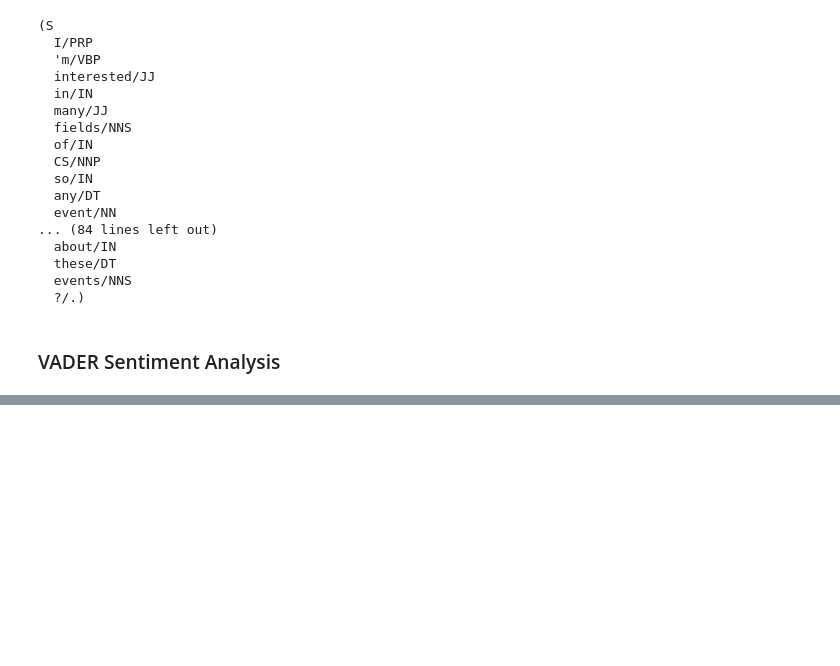
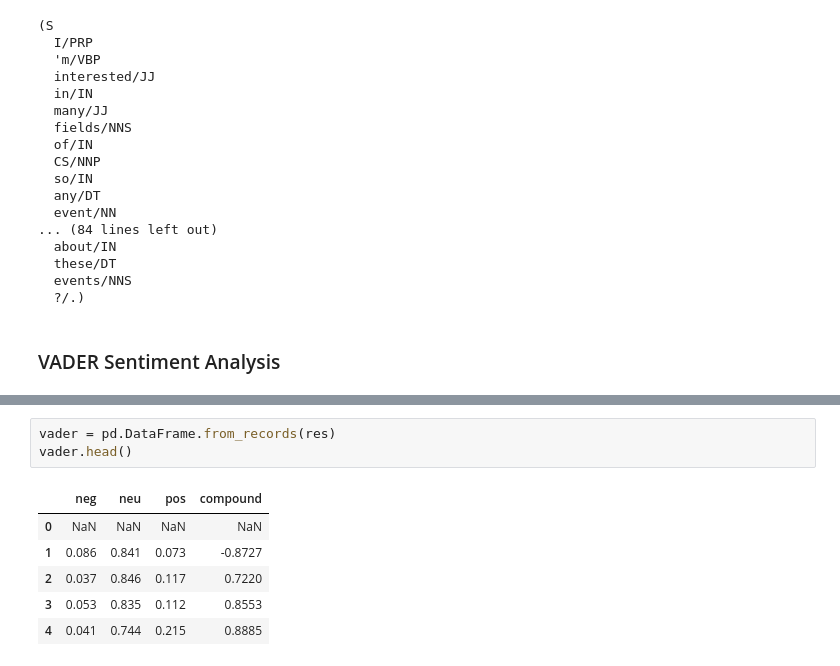
Before and after one commit to domatt1854/cis-410-project, a Jupyter notebook: sentiment_analysis/nltk_vader.ipynb, the cells around one changed output, grey strips where cells are left out. Drawn from its saved outputs; the diff is of its cells as text; blank space fills up the shorter version.

```diff
--- a/sentiment_analysis/nltk_vader.ipynb
+++ b/sentiment_analysis/nltk_vader.ipynb
@@ -154,0 +235,10 @@ entities.pprint()
+# %%
+vader = pd.DataFrame.from_records(res)
+vader.head()
+# %% [output]
+|  | neg | neu | pos | compound |
+| 0 | NaN | NaN | NaN | NaN |
+| 1 | 0.086 | 0.841 | 0.073 | -0.8727 |
+| 2 | 0.037 | 0.846 | 0.117 | 0.7220 |
+| 3 | 0.053 | 0.835 | 0.112 | 0.8553 |
+| 4 | 0.041 | 0.744 | 0.215 | 0.8885 |
```
Also changed, not shown: parts of 17 cells of this notebook.
